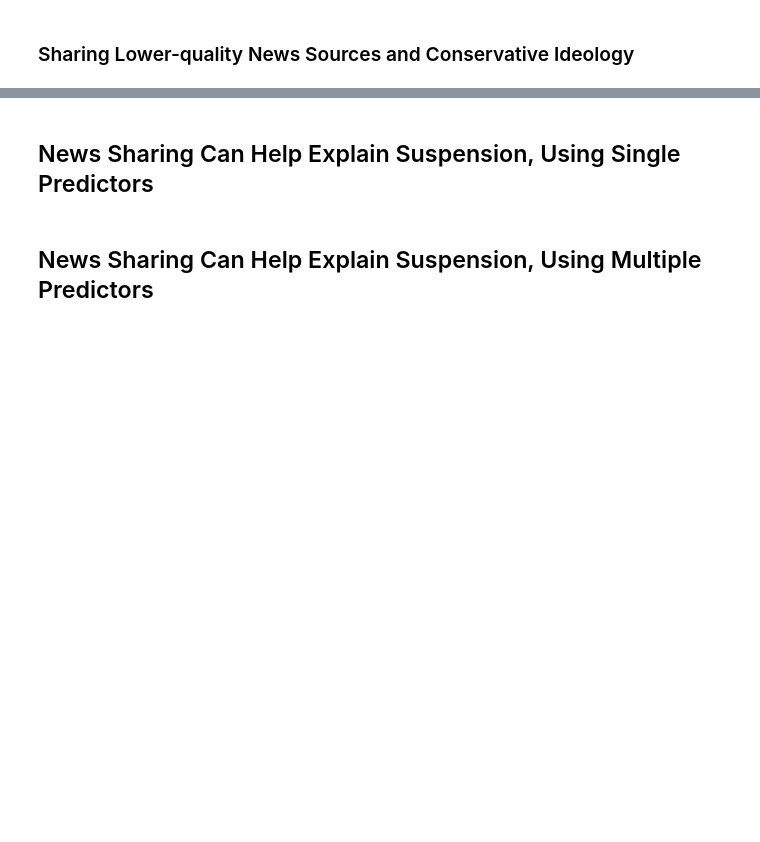
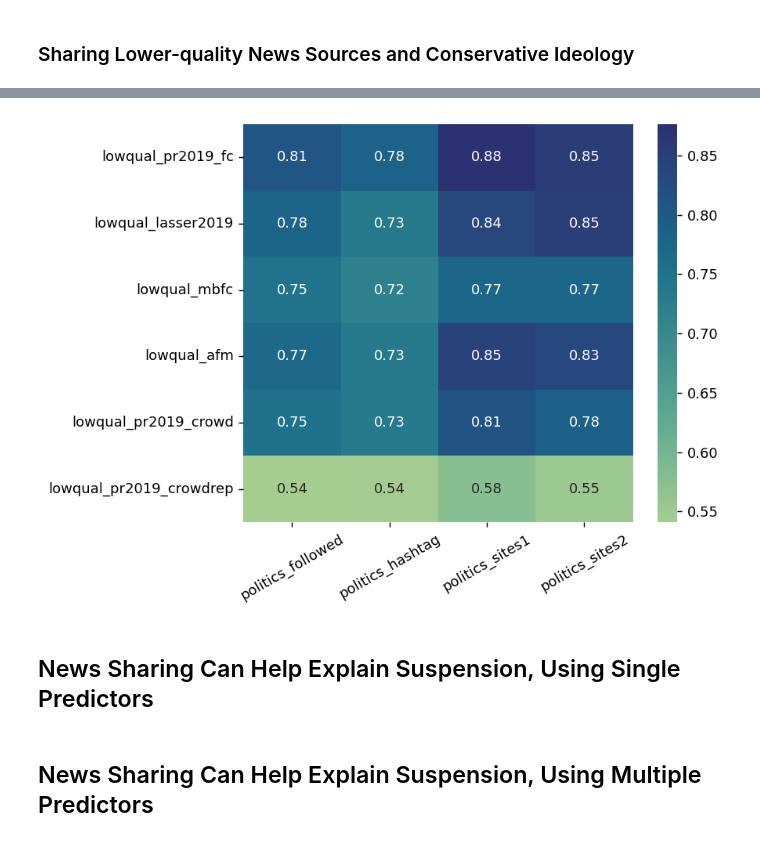
Before and after one commit to panos1b/Social-Media-Sanctions-and-Misinformation-Sharing, a Jupyter notebook: differences_misinformation_solution.ipynb, the cells around one changed output, grey strips where cells are left out. Saved outputs shown, nothing was run; the diff lists cells and outputs as text; code cells hidden in the pictures; blank space fills up the shorter version.

Commit message:
Heatmap for Sharing Lower-quality News Sources and Conservative Ideology

```diff
--- a/differences_misinformation_solution.ipynb
+++ b/differences_misinformation_solution.ipynb
@@ -249,3 +262,54 @@ We notice that for every single metric Trump's Mean is higher than Biden's Mean
+# %%
+# Define the two sets of variables
+loquals = [
+    'lowqual_pr2019_fc', 'lowqual_lasser2019', 'lowqual_mbfc',
+    'lowqual_afm', 'lowqual_pr2019_crowd', 'lowqual_pr2019_crowdrep'
+]
+politics = [
+    'politics_followed', 'politics_hashtag', 'politics_sites1', 'politics_sites2'
+]
+
+# Create a DataFrame to store the correlations
+heatmap_data = pd.DataFrame(index=loquals, columns=politics)
+
+# Calculate correlations for the heatmap
+for loqual_ind in loquals:
+    for politic in politics:
+        df_pair = data[[loqual_ind, politic]].dropna()
+        # Calculate Pearson correlation
+        correlation_p, _ = pearsonr(df_pair[loqual_ind], df_pair[politic])
+        heatmap_data.loc[loqual_ind, politic] = correlation_p
+
+
+heatmap_data = heatmap_data.astype(float)
+
+ # A 4:3 aspect ratio was used in the figure of our text
+plt.figure(figsize=(7, 5), dpi=130)
+
+# Create the heatmap using Seaborn
+sns.heatmap(
+    heatmap_data,
+
+    # We made the heatmap with the correct values but we will display rounded
+    annot=heatmap_data.round(2),
+
+    # Analyzing the svg (see appendix) yielded color codes that matched crest
+    cmap=sns.color_palette(palette='crest', as_cmap=True),
+
+    fmt=".2f",
+    cbar_kws={
+        'format': '%.2f',
+        'pad': 0.05 # This brings the bar closer
+    }
+)
+
+# Rotate the x-axis labels
+plt.xticks(rotation=30, ha='center', va='top')
+
+plt.tight_layout()
+plt.show()
+# %% [output]
+[figure, added]
 # %% [markdown]
 ## News Sharing Can Help Explain Suspension, Using Single Predictors
 # %% [markdown]
```
Also changed, not shown: parts of 4 cells of this notebook.
